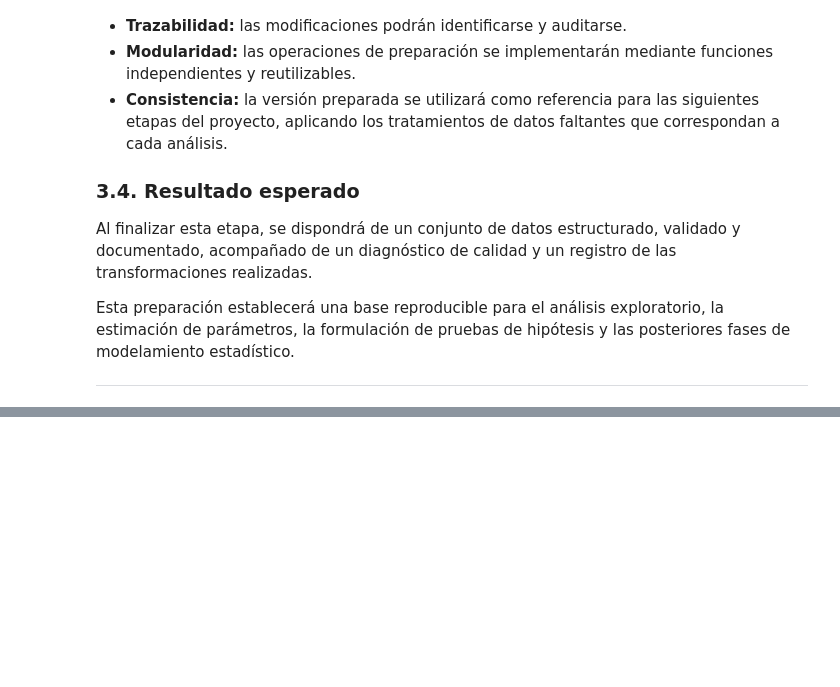
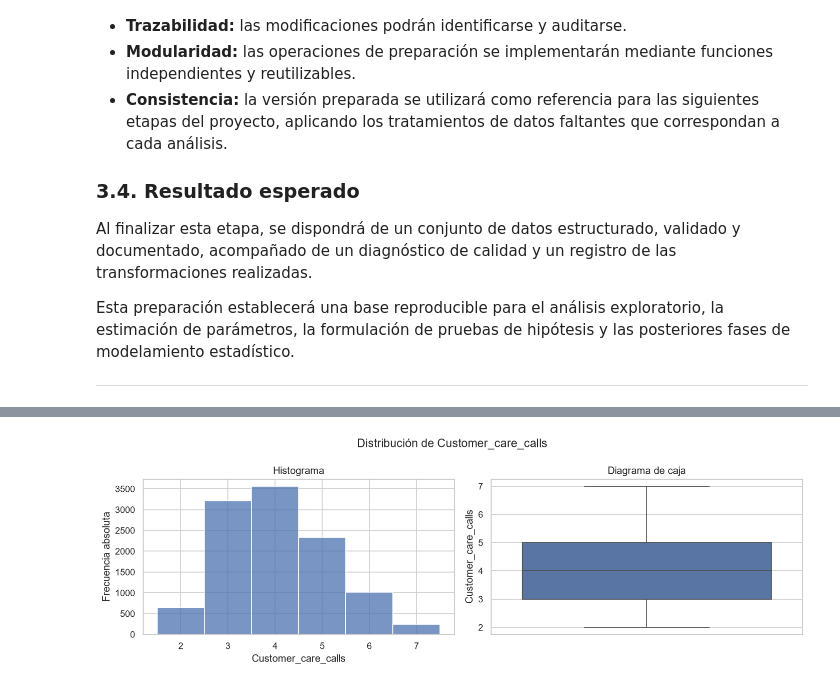
Before and after one commit to jorge170102/ESTAD-STICA-COMPUTACIONAL---Grupo-7--MCDI501.202682.1914.EL.ON, a Jupyter notebook: notebooks/sumativa_1.ipynb, the cells around one changed output, grey strips where cells are left out. Saved outputs shown, nothing was run; the diff lists cells and outputs as text; code cells hidden in the pictures; blank space fills up the shorter version.

Commit message:
Análisis exploratorio de los datos

```diff
--- a/notebooks/sumativa_1.ipynb
+++ b/notebooks/sumativa_1.ipynb
@@ -218,0 +309,80 @@ Valores originales protegidos: data\processed\valores_originales_mcar.csv
+# %%
+NUM = ["Customer_care_calls", "Cost_of_the_Product", "Prior_purchases", "Discount_offered", "Weight_in_gms"]
+filas = []
+for col in NUM:
+    x = df_eda[col].dropna()
+    q1, q3 = x.quantile([.25, .75]); iqr = q3-q1
+    filas.append({"variable": col, "n válido": len(x), "faltantes": df_eda[col].isna().sum(),
+                  "media": x.mean(), "mediana": x.median(), "modas": x.mode().tolist(),
+                  "DE": x.std(ddof=1), "varianza": x.var(ddof=1), "mínimo": x.min(),
+                  "Q1": q1, "Q3": q3, "máximo": x.max(), "rango": x.max()-x.min(),
+                  "IQR": iqr, "fuera 1,5 IQR": int(((x<q1-1.5*iqr)|(x>q3+1.5*iqr)).sum())})
+descriptivos = pd.DataFrame(filas).set_index("variable")
+display(descriptivos)
+
+# Variables de conteo: sus valores son números enteros.
+DISCRETAS = {"Customer_care_calls", "Prior_purchases"}
+
+UNIDADES = {
+    "Customer_care_calls": "llamadas",
+    "Cost_of_the_Product": "USD",
+    "Prior_purchases": "compras",
+    "Discount_offered": "unidad no especificada por la fuente",
+    "Weight_in_gms": "gramos",
+}
+
+for col in NUM:
+    x = df_eda[col].dropna()
+    r = descriptivos.loc[col]
+
+    # Una figura independiente para cada variable.
+    fig, axes = plt.subplots(1, 2, figsize=(12, 4))
+
+    # Histograma: barras centradas en enteros para los conteos.
+    if col in DISCRETAS:
+        bins = np.arange(x.min() - 0.5, x.max() + 1.5, 1)
+
+        sns.histplot(x=x, bins=bins, ax=axes[0])
+        axes[0].set_xticks(
+            np.arange(int(x.min()), int(x.max()) + 1)
+        )
+    else:
+        sns.histplot(x=x, bins="auto", ax=axes[0])
+
+    axes[0].set_title("Histograma")
+    axes[0].set_xlabel(col)
+    axes[0].set_ylabel("Frecuencia absoluta")
+
+    # Diagrama de caja.
+    sns.boxplot(y=x, ax=axes[1])
+    axes[1].set_title("Diagrama de caja")
+    axes[1].set_ylabel(col)
+    axes[1].set_xlabel("")
+
+    fig.suptitle(f"Distribución de {col}", fontsize=14)
+    plt.tight_layout()
+    plt.show()
+
+    # Resumen debajo del par de gráficos.
+    modas = ", ".join(f"{valor:g}" for valor in r["modas"])
+
+    display(Markdown(
+        f"**Resumen de {col}** — Unidad: {UNIDADES[col]}.  \n"
+        f"Se analizaron **{int(r['n válido']):,} valores válidos**, "
+        f"con **{int(r['faltantes']):,} faltantes**. "
+        f"La media fue **{r['media']:.2f}**, "
+        f"la mediana **{r['mediana']:.2f}** "
+        f"y la(s) moda(s) **{modas}**. "
+        f"La desviación estándar fue **{r['DE']:.2f}** "
+        f"y la varianza **{r['varianza']:.2f}**. "
+        f"Los valores oscilaron entre **{r['mínimo']:.2f}** "
+        f"y **{r['máximo']:.2f}**, "
+        f"con un rango de **{r['rango']:.2f}**. "
+        f"El 50 % central de los datos se ubicó entre "
+        f"**{r['Q1']:.2f}** y **{r['Q3']:.2f}**, "
+        f"con un rango intercuartílico de **{r['IQR']:.2f}**. "
+        f"Se identificaron **{int(r['fuera 1,5 IQR']):,} valores** "
+        f"fuera de las cercas de 1,5 IQR; "
+        f"estos requieren revisión y no constituyen errores automáticamente."
+    ))
+# %% [output]
@@ -218,0 +396 @@ Valores originales protegidos: data\processed\valores_originales_mcar.csv
+[figure, added]
```
Also changed, not shown: parts of 6 cells of this notebook.
